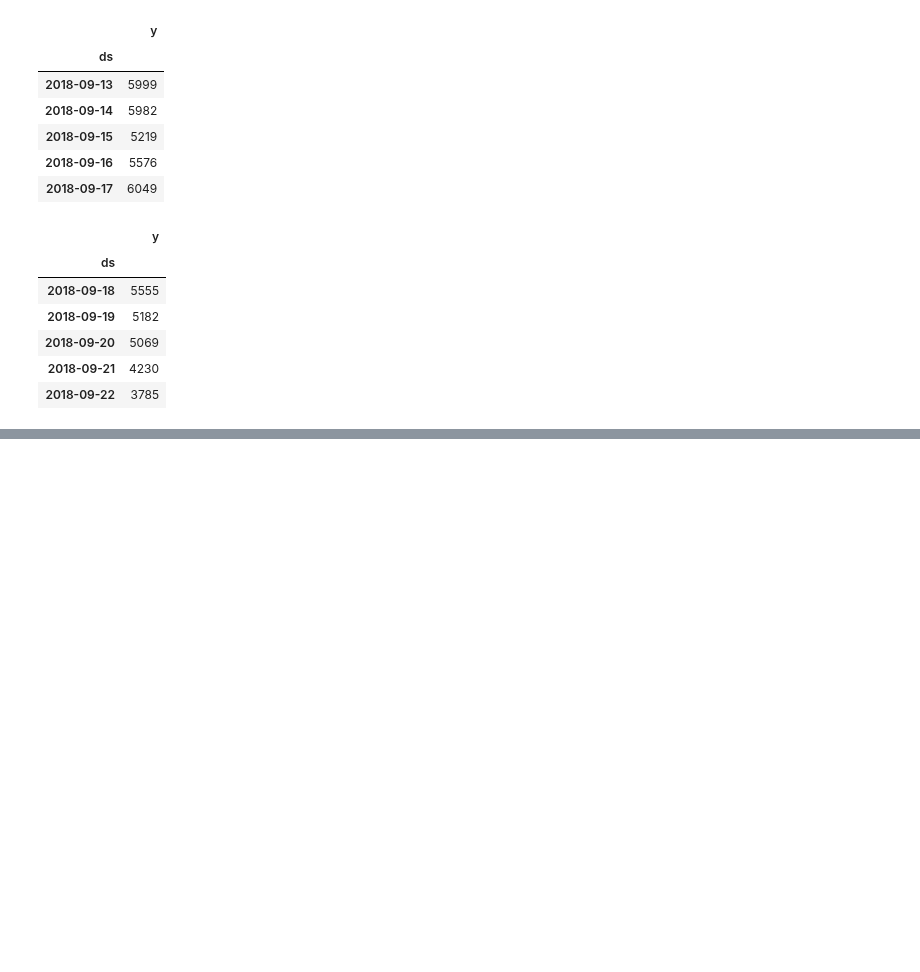
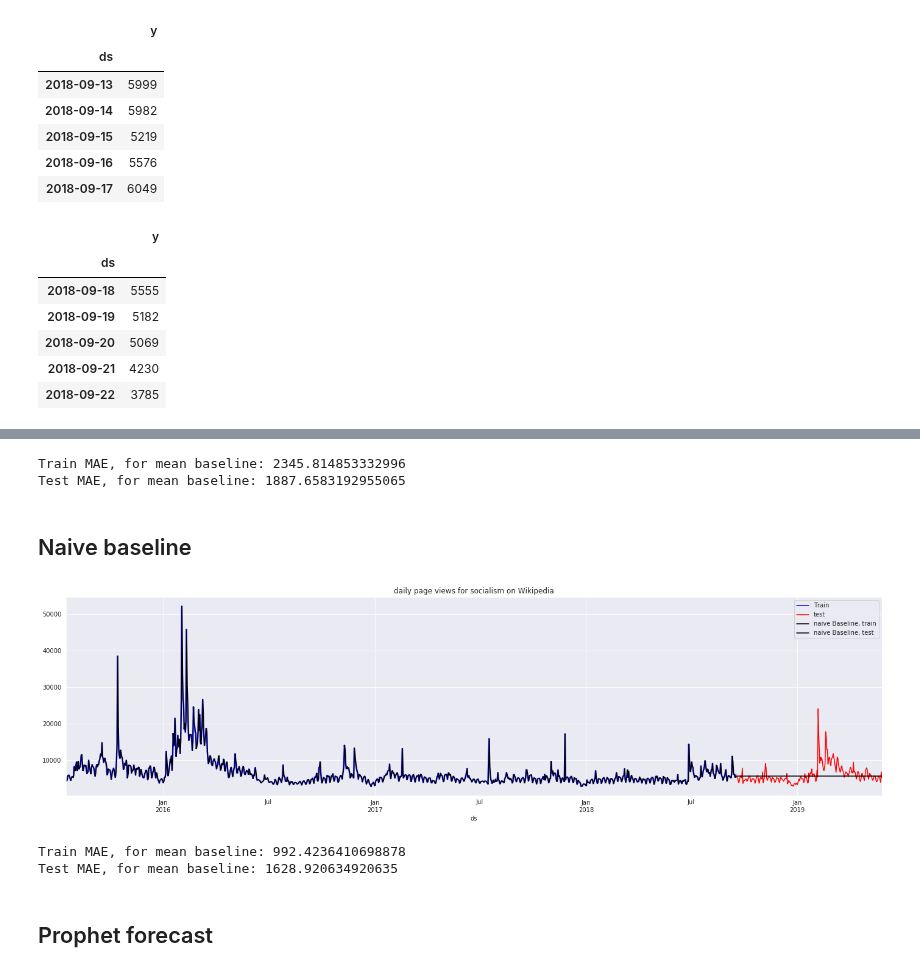
Before and after one commit to bloominstituteoftechnology/DS-Unit-2-Regression-1, a Jupyter notebook: Stephen_Sinclair_evaluating_forecasts.ipynb, the cells around one changed output, grey strips where cells are left out. Drawn from its saved outputs; the diff is of its cells as text; code cells hidden in the pictures; blank space fills up the shorter version.

Commit message:
finished except performance_metrics error

```diff
--- a/Stephen_Sinclair_evaluating_forecasts.ipynb
+++ b/Stephen_Sinclair_evaluating_forecasts.ipynb
@@ -43,0 +98,47 @@ soc_test.plot(x='ds', y='y', color='red', ax=ax)
+# %%
+# calculate and print the mean absolute error for train/test
+
+train_mae = mean_absolute_error(soc_train['y'], soc_train['mean_baseline'])
+test_mae = mean_absolute_error(soc_test['y'], soc_test['mean_baseline'])
+print('Train MAE, for mean baseline:', train_mae)
+print('Test MAE, for mean baseline:', test_mae)
+# %% [output]
+Train MAE, for mean baseline: 2345.814853332996
+Test MAE, for mean baseline: 1887.6583192955065
+# %% [markdown]
+## Naive baseline
+# %%
+# create naive baseline
+# shift each observation one to the right, bfill to fill first np.nan value
+# use final train observation to predict all future observations
+
+soc_train['naive_baseline'] = soc_train['y'].shift(1).bfill()
+soc_train_last_observation = soc_train['naive_baseline'].iloc[-1]
+soc_test['naive_baseline'] = soc_train_last_observation
+# %%
+# plot train/test with naive baseline
+
+ax = soc_train.plot(x='ds', y='y', color='blue', label='Train', figsize=(24,6))
+soc_test.plot(x='ds', y='y', color='red', ax=ax,
+         label='test')
+soc_train.plot(x='ds', y='naive_baseline', color='black',
+           label='naive Baseline, train', ax=ax)
+soc_test.plot(x='ds', y='naive_baseline', color='black',
+           label='naive Baseline, test', ax=ax)
+plt.title('daily page views for socialism on Wikipedia')
+plt.show()
+# %% [output]
+[figure, added]
+# %%
+# get MAE for naive baseline
+# it's fairly accurate
+
+train_mae = mean_absolute_error(soc_train['y'], soc_train['naive_baseline'])
+test_mae = mean_absolute_error(soc_test['y'], soc_test['naive_baseline'])
+print('Train MAE, for mean baseline:', train_mae)
+print('Test MAE, for mean baseline:', test_mae)
+# %% [output]
+Train MAE, for mean baseline: 992.4236410698878
+Test MAE, for mean baseline: 1628.920634920635
+# %% [markdown]
+## Prophet forecast
```
Also changed, not shown: parts of 29 cells of this notebook.
